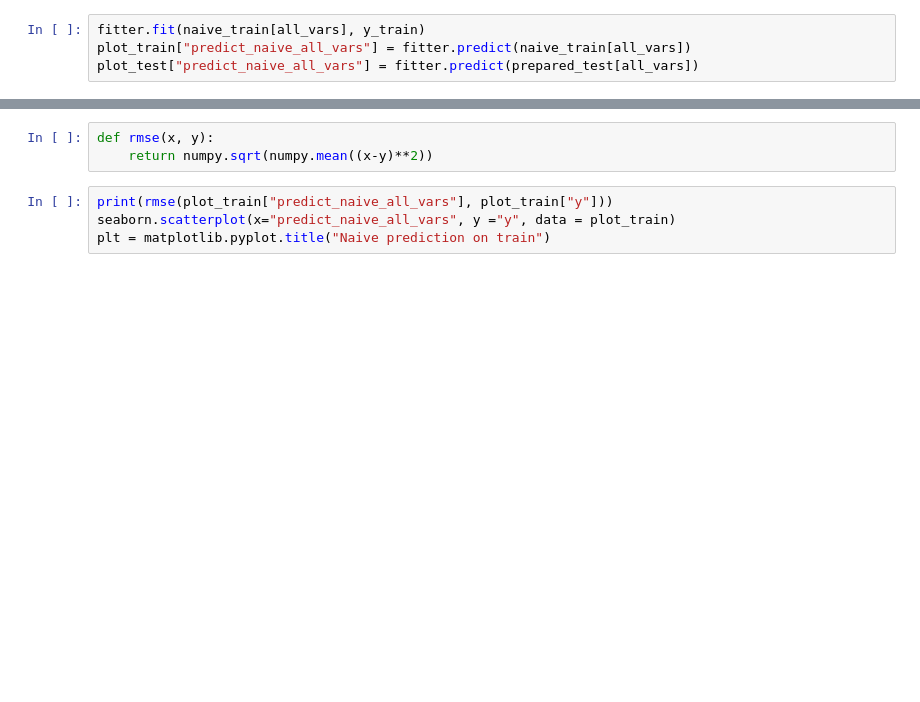
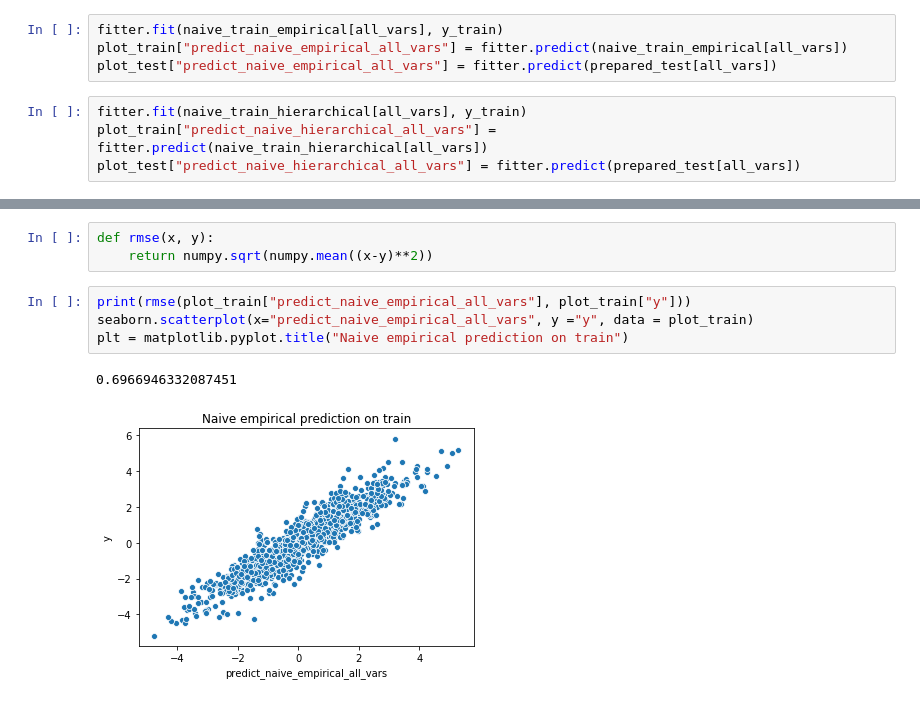
Before and after one commit to WinVector/pyvtreat, a Jupyter notebook: Examples/NoiseColumns/NoiseColumns.ipynb, the cells around one changed output, grey strips where cells are left out. Drawn from its saved outputs; the diff is of its cells as text; blank space fills up the shorter version.

```diff
--- a/Examples/NoiseColumns/NoiseColumns.ipynb
+++ b/Examples/NoiseColumns/NoiseColumns.ipynb
@@ -147,8 +175,12 @@ fitter.fit(cross_frame[recommended_vars], y_train)
 plot_train["predict_cross_recommended_vars"] = fitter.predict(cross_frame[recommended_vars])
 plot_test["predict_cross_recommended_vars"] = fitter.predict(prepared_test[recommended_vars])
 # %%
-fitter.fit(naive_train[all_vars], y_train)
-plot_train["predict_naive_all_vars"] = fitter.predict(naive_train[all_vars])
-plot_test["predict_naive_all_vars"] = fitter.predict(prepared_test[all_vars])
+fitter.fit(naive_train_empirical[all_vars], y_train)
+plot_train["predict_naive_empirical_all_vars"] = fitter.predict(naive_train_empirical[all_vars])
+plot_test["predict_naive_empirical_all_vars"] = fitter.predict(prepared_test[all_vars])
+# %%
+fitter.fit(naive_train_hierarchical[all_vars], y_train)
+plot_train["predict_naive_hierarchical_all_vars"] = fitter.predict(naive_train_hierarchical[all_vars])
+plot_test["predict_naive_hierarchical_all_vars"] = fitter.predict(prepared_test[all_vars])
 # %%
 plot_test.head()
@@ -156,6 +195,9 @@ plot_test.head()
 def rmse(x, y):
     return numpy.sqrt(numpy.mean((x-y)**2))
 # %%
-print(rmse(plot_train["predict_naive_all_vars"], plot_train["y"]))
-seaborn.scatterplot(x="predict_naive_all_vars", y ="y", data = plot_train)
-plt = matplotlib.pyplot.title("Naive prediction on train")
+print(rmse(plot_train["predict_naive_empirical_all_vars"], plot_train["y"]))
+seaborn.scatterplot(x="predict_naive_empirical_all_vars", y ="y", data = plot_train)
+plt = matplotlib.pyplot.title("Naive empirical prediction on train")
+# %% [output]
+0.6966946332087451
+[figure, added]
```
Also changed, not shown: parts of 27 cells of this notebook.
